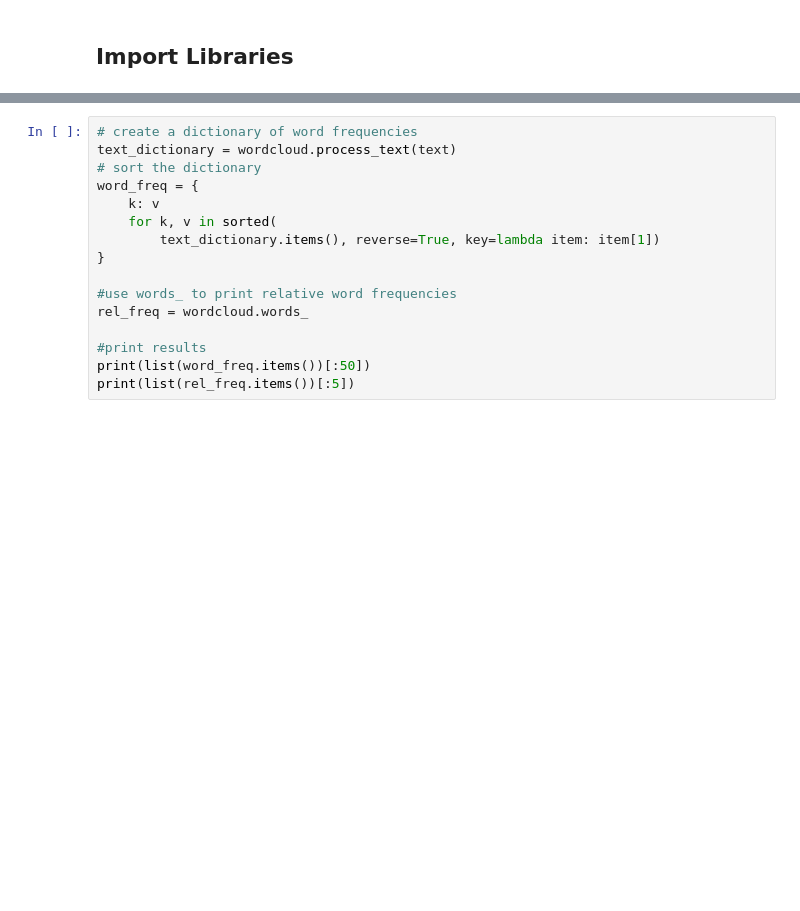
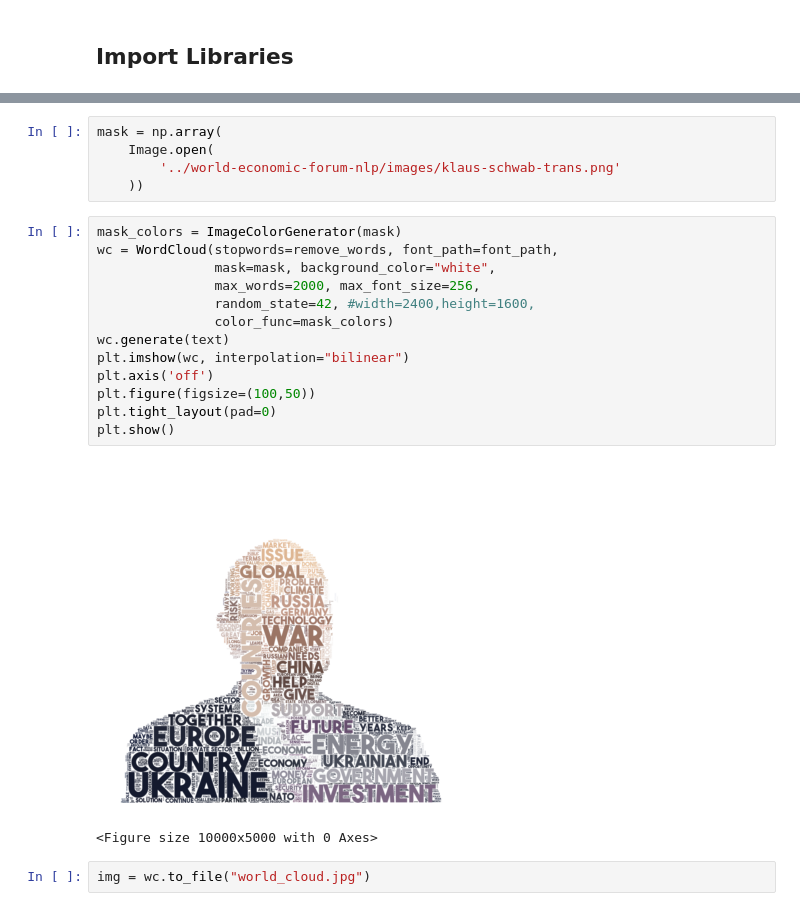
Before and after one commit to UngaTheGreat/world-economic-forum-nlp, a Jupyter notebook: wef23_wordcloud.ipynb, the cells around one changed output, grey strips where cells are left out. Cells and saved outputs as stored; diff of their text form; blank space fills up the shorter version.

```diff
--- a/wef23_wordcloud.ipynb
+++ b/wef23_wordcloud.ipynb
@@ -91,16 +91,23 @@ plt.show()
-# %%
-# create a dictionary of word frequencies
-text_dictionary = wordcloud.process_text(text)
-# sort the dictionary
-word_freq = {
-    k: v
-    for k, v in sorted(
-        text_dictionary.items(), reverse=True, key=lambda item: item[1])
-}
-
-#use words_ to print relative word frequencies
-rel_freq = wordcloud.words_
-
-#print results
-print(list(word_freq.items())[:50])
-print(list(rel_freq.items())[:5])
+# %%
+mask = np.array(
+    Image.open(
+        '../world-economic-forum-nlp/images/klaus-schwab-trans.png'
+    ))
+# %%
+mask_colors = ImageColorGenerator(mask)
+wc = WordCloud(stopwords=remove_words, font_path=font_path,
+               mask=mask, background_color="white",
+               max_words=2000, max_font_size=256,
+               random_state=42, #width=2400,height=1600,
+               color_func=mask_colors)
+wc.generate(text)
+plt.imshow(wc, interpolation="bilinear")
+plt.axis('off')
+plt.figure(figsize=(100,50))
+plt.tight_layout(pad=0)
+plt.show()
+# %% [output]
+[figure, added]
+<Figure size 10000x5000 with 0 Axes>
+# %%
+img = wc.to_file("world_cloud.jpg")
```
Also changed, not shown: parts of 6 cells of this notebook, 11 other files.
